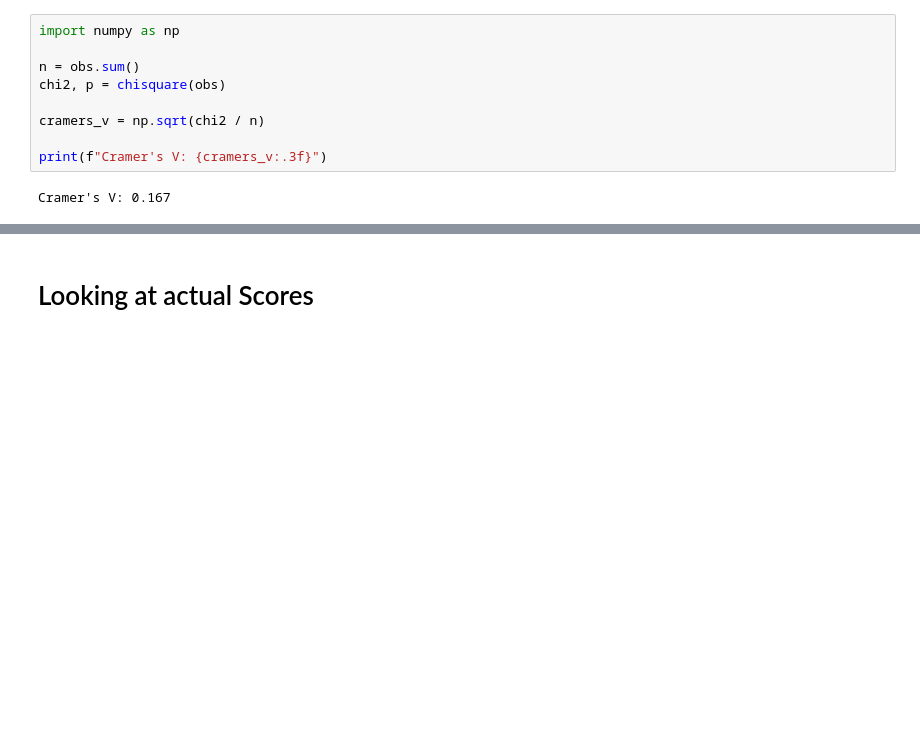
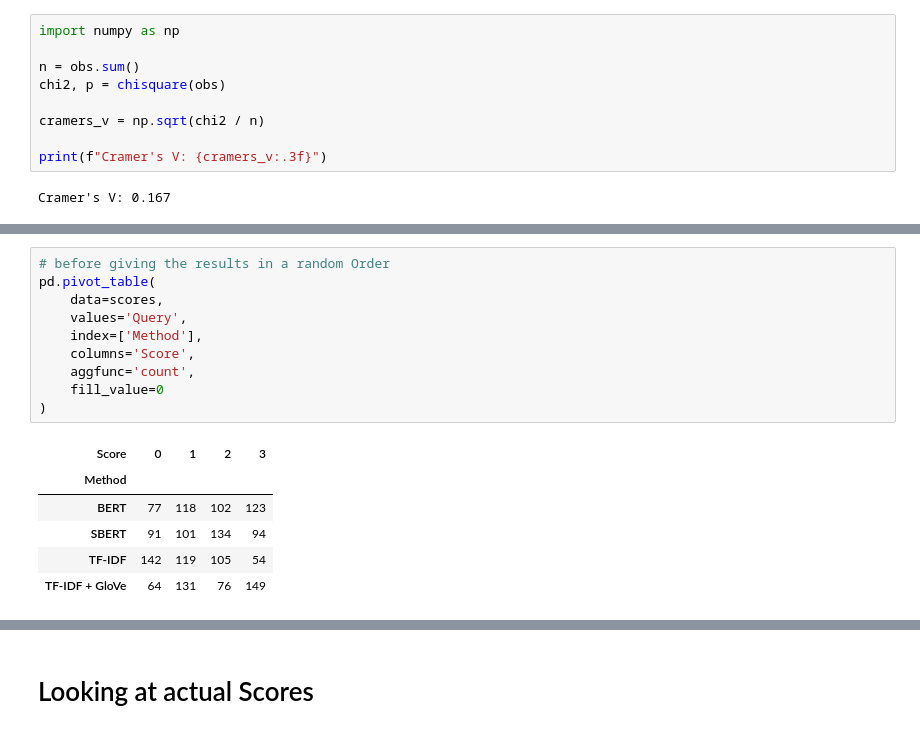
Before and after one commit to cwc09262/psalms-nlp-research, a Jupyter notebook: query_compare/llm_scoring/new_full/llm_results_eval.ipynb, the cells around one changed output, grey strips where cells are left out. Drawn from its saved outputs; the diff is of its cells as text; blank space fills up the shorter version.

```diff
--- a/query_compare/llm_scoring/new_full/llm_results_eval.ipynb
+++ b/query_compare/llm_scoring/new_full/llm_results_eval.ipynb
@@ -487,0 +649,17 @@ Cramer's V: 0.167
+# %%
+# before giving the results in a random Order
+pd.pivot_table(
+    data=scores,
+    values='Query',
+    index=['Method'],
+    columns='Score',
+    aggfunc='count',
+    fill_value=0
+)
+# %% [output]
+| Score | 0 | 1 | 2 | 3 |
+| Method |  |  |  |  |
+| BERT | 77 | 118 | 102 | 123 |
+| SBERT | 91 | 101 | 134 | 94 |
+| TF-IDF | 142 | 119 | 105 | 54 |
+| TF-IDF + GloVe | 64 | 131 | 76 | 149 |
```
Also changed, not shown: parts of 59 cells of this notebook.
